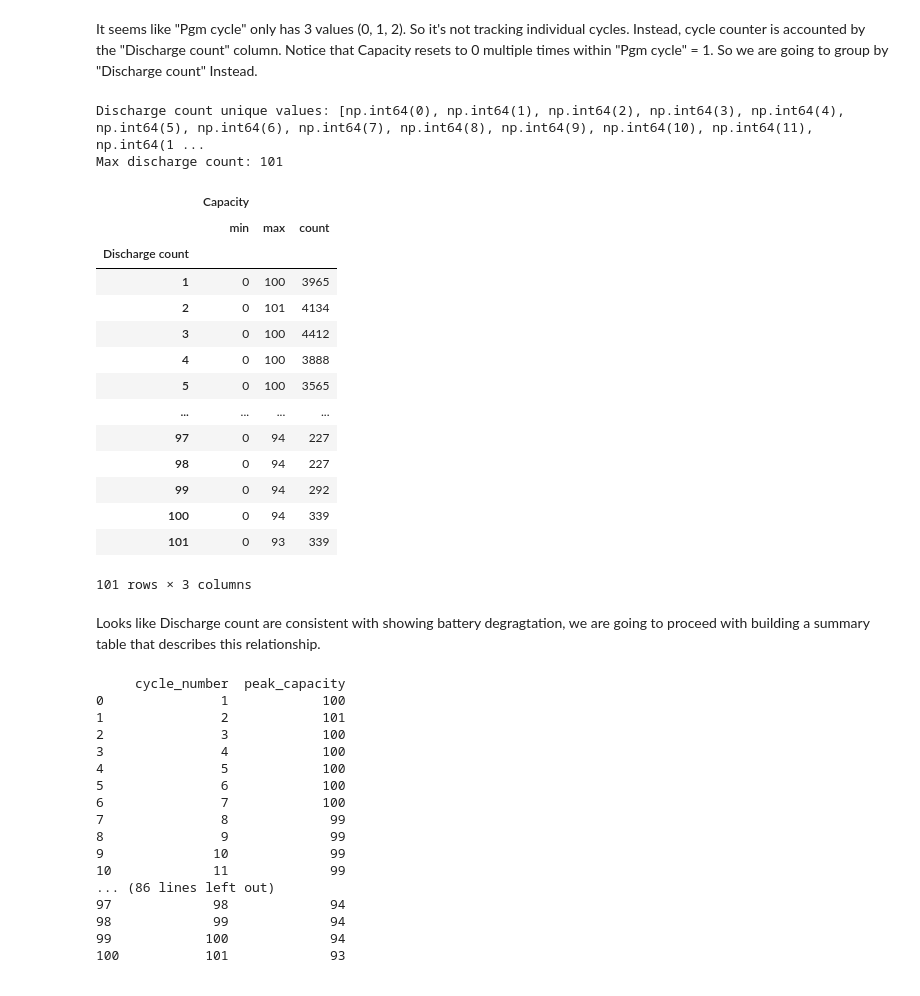
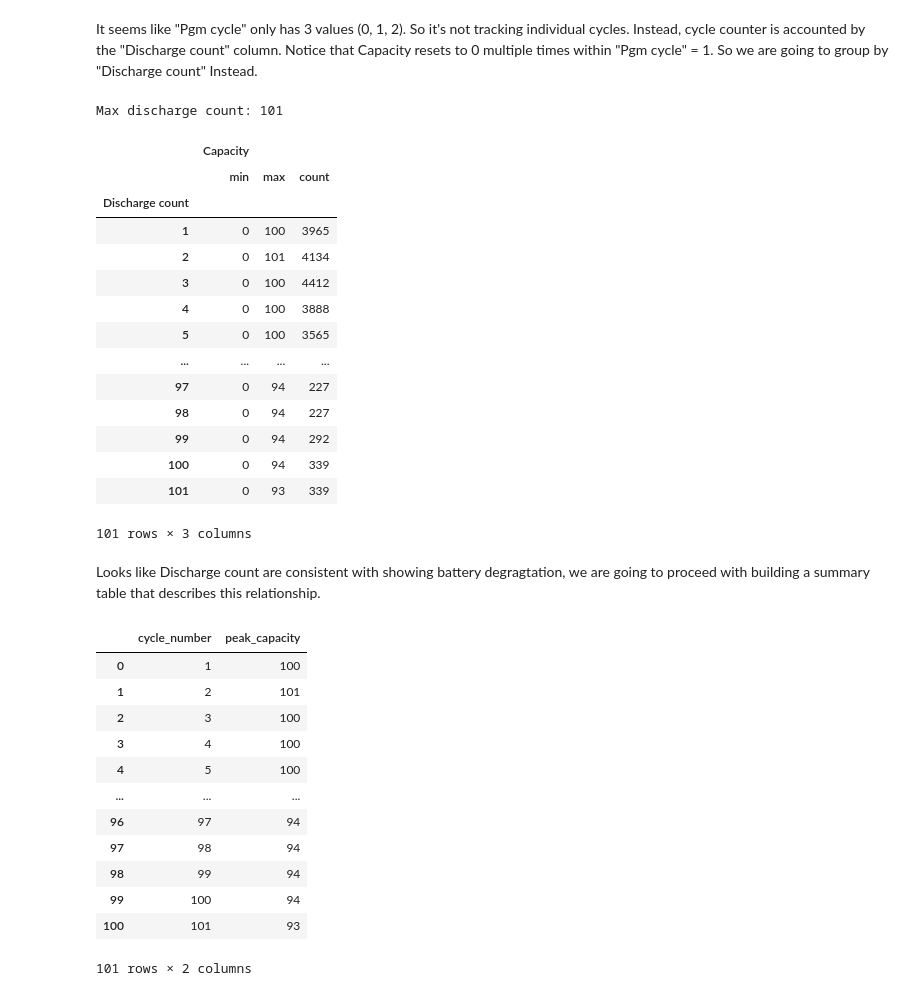
Before and after one commit to Niegeee/CMSC320-Battery-Degradation-Prediction, a Jupyter notebook: battery.ipynb, the cells around one changed output. Drawn from its saved outputs; the diff is of its cells as text; code cells hidden in the pictures.

```diff
--- a/battery.ipynb
+++ b/battery.ipynb
@@ -262,12 +262,10 @@ Cycle 1 row count: 147118
 It seems like "Pgm cycle" only has 3 values (0, 1, 2). So it's not tracking individual cycles. Instead, cycle counter is accounted by the "Discharge count" column. Notice that Capacity resets to 0  multiple times within "Pgm cycle" = 1.  So we are going to group by "Discharge count" Instead.
 # %%
 #Let's Verify Discharge count is the right grouping variable
-print("Discharge count unique values:", sorted(df['Discharge count'].unique()))
 print("Max discharge count:", df['Discharge count'].max())
 
 display(df[df['phase'] == 'discharge'][['Discharge count', 'Capacity']].groupby('Discharge count').agg(['min','max','count']))
 # %% [output]
-Discharge count unique values: [np.int64(0), np.int64(1), np.int64(2), np.int64(3), np.int64(4), np.int64(5), np.int64(6), np.int64(7), np.int64(8), np.int64(9), np.int64(10), np.int64(11), np.int64(1 ...
 Max discharge count: 101
 |  | Capacity |  |  |
 |  | min | max | count |
@@ -289,36 +287,32 @@ Looks like Discharge count are consistent with showing battery degragtation, we
 # %%
 df_discharge = df[df['phase'] == 'discharge']
 
 df_cycles = (
     df_discharge
     .groupby('Discharge count')['Capacity']
     .max()
     .reset_index()
     .rename(columns={
         'Discharge count': 'cycle_number',
         'Capacity':        'peak_capacity'
     })
 )
 
 # Dropping cycle 0, no discharge data
 df_cycles = df_cycles[df_cycles['cycle_number'] > 0].reset_index(drop=True)
 
-print(df_cycles.to_string())
+display(df_cycles)
 # %% [output]
+|  | cycle_number | peak_capacity |
+| 0 | 1 | 100 |
+| 1 | 2 | 101 |
+| 2 | 3 | 100 |
+| 3 | 4 | 100 |
+| 4 | 5 | 100 |
+| ... | ... | ... |
+| 96 | 97 | 94 |
+| 97 | 98 | 94 |
+| 98 | 99 | 94 |
+| 99 | 100 | 94 |
+| 100 | 101 | 93 |
-     cycle_number  peak_capacity
-0               1            100
-1               2            101
-2               3            100
-3               4            100
-4               5            100
-5               6            100
-6               7            100
-7               8             99
-8               9             99
-9              10             99
-10             11             99
-... (86 lines left out)
-97             98             94
-98             99             94
-99            100             94
-100           101             93
+101 rows × 2 columns
```
Also changed, not shown: parts of 5 cells of this notebook.
